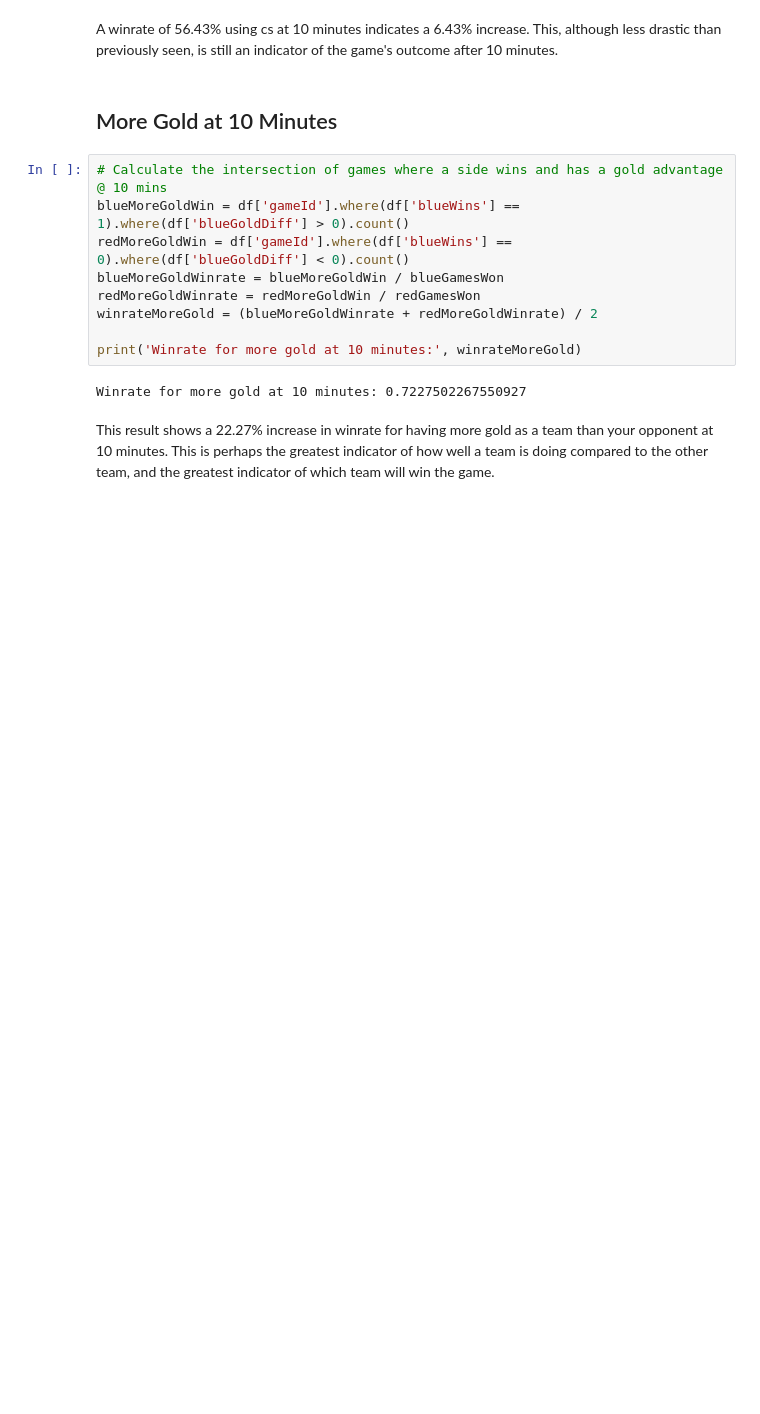
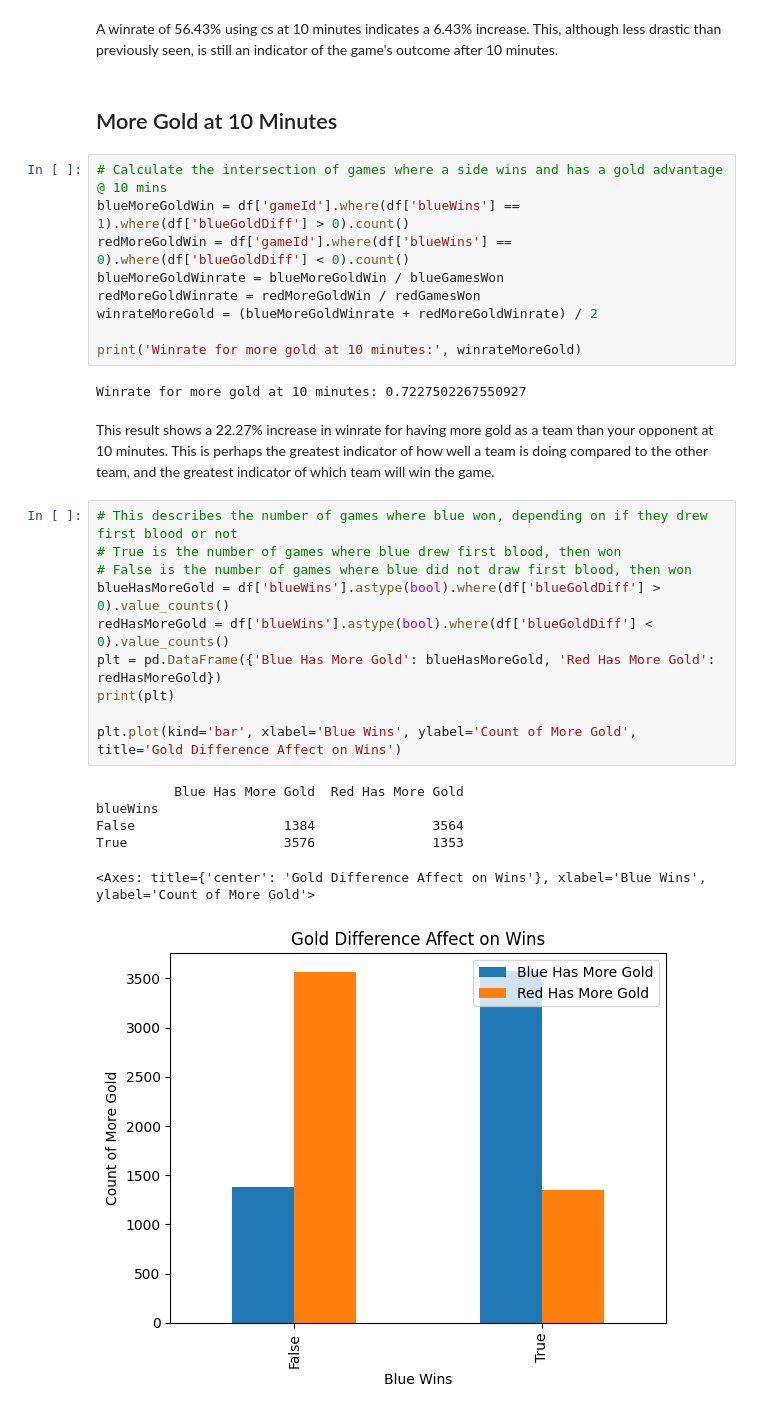
Before and after one commit to JanoKasu/Jupyter-Practice, a Jupyter notebook: main.ipynb, the cells around one changed output. Cells and saved outputs as stored; diff of their text form; blank space fills up the shorter version.

```diff
--- a/main.ipynb
+++ b/main.ipynb
@@ -109,3 +129,20 @@ print('Winrate for more gold at 10 minutes:', winrateMoreGold)
 Winrate for more gold at 10 minutes: 0.7227502267550927
 # %% [markdown]
 This result shows a 22.27% increase in winrate for having more gold as a team than your opponent at 10 minutes. This is perhaps the greatest indicator of how well a team is doing compared to the other team, and the greatest indicator of which team will win the game.
+# %%
+# This describes the number of games where blue won, depending on if they drew first blood or not
+# True is the number of games where blue drew first blood, then won
+# False is the number of games where blue did not draw first blood, then won
+blueHasMoreGold = df['blueWins'].astype(bool).where(df['blueGoldDiff'] > 0).value_counts()
+redHasMoreGold = df['blueWins'].astype(bool).where(df['blueGoldDiff'] < 0).value_counts()
+plt = pd.DataFrame({'Blue Has More Gold': blueHasMoreGold, 'Red Has More Gold': redHasMoreGold})
+print(plt)
+
+plt.plot(kind='bar', xlabel='Blue Wins', ylabel='Count of More Gold', title='Gold Difference Affect on Wins')
+# %% [output]
+          Blue Has More Gold  Red Has More Gold
+blueWins
+False                   1384               3564
+True                    3576               1353
+<Axes: title={'center': 'Gold Difference Affect on Wins'}, xlabel='Blue Wins', ylabel='Count of More Gold'>
+[figure, added]
```
Also changed, not shown: parts of 3 cells of this notebook.
